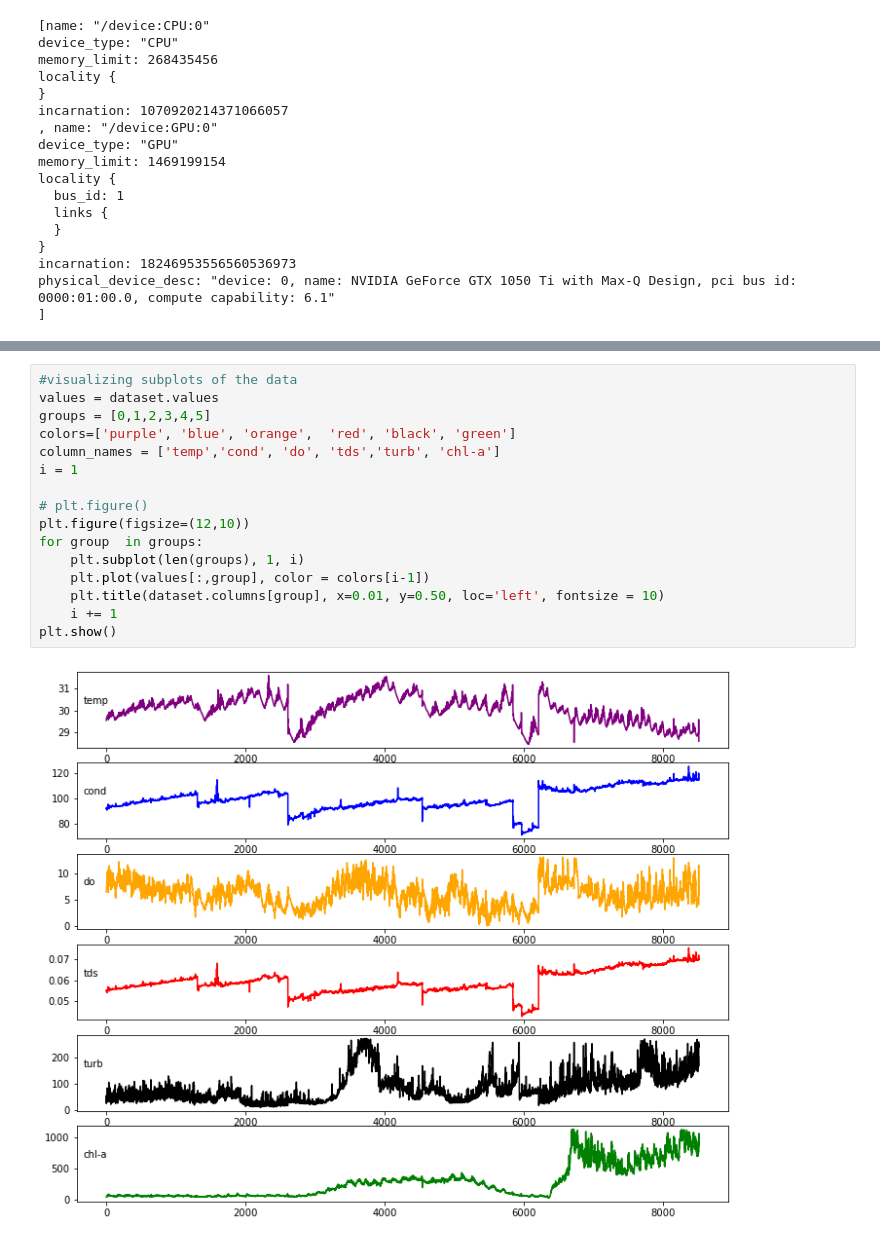
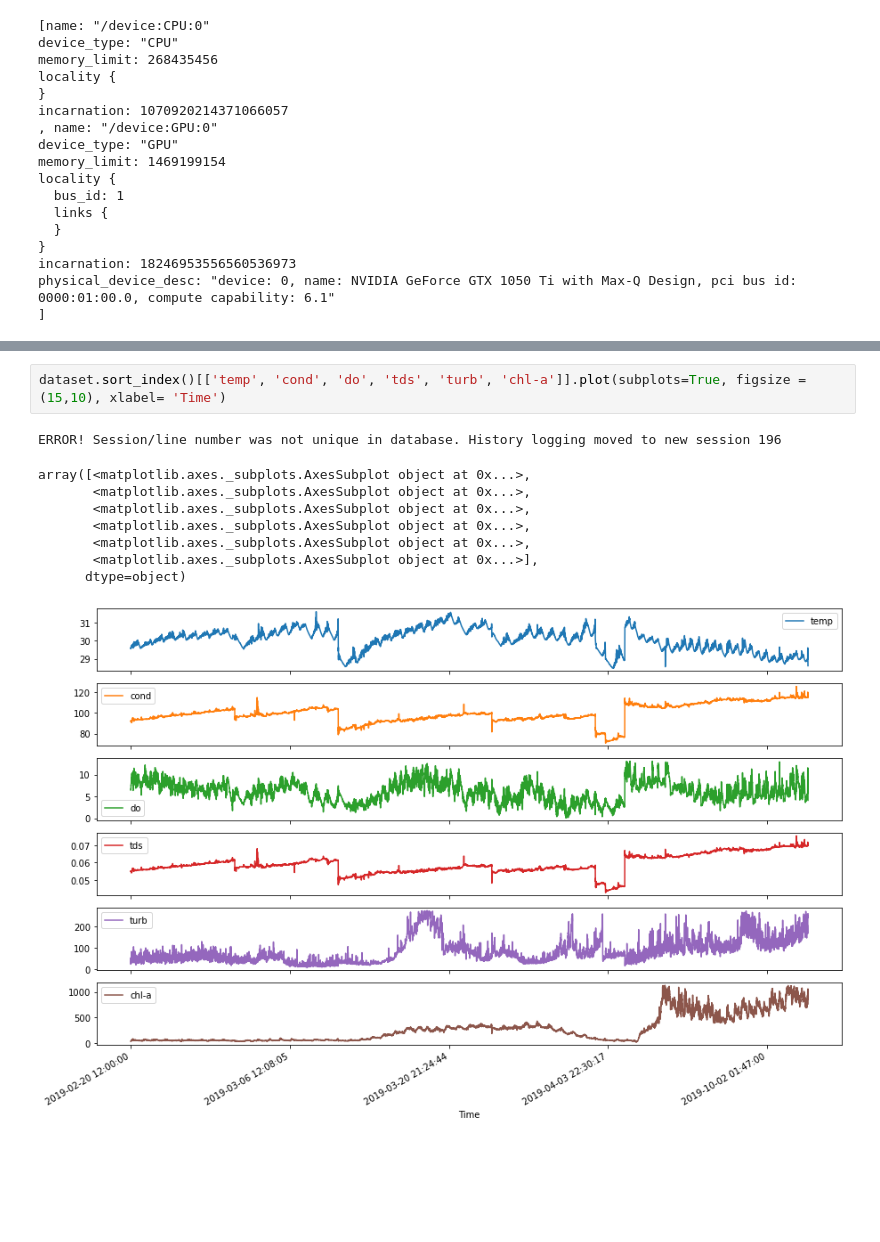
Before and after one commit to pollockDeVis/Chlorophyll-a-Soft-Sensor-for-Malaysia, a Jupyter notebook: 21_10_28_MLs/lstm_2_wq.ipynb, the cells around one changed output, grey strips where cells are left out. Cells and saved outputs as stored; diff of their text form; blank space fills up the shorter version.

Commit message:
New timeseries plots using pandas subplots and minor tweaking of lstm2 code

```diff
--- a/21_10_28_MLs/lstm_2_wq.ipynb
+++ b/21_10_28_MLs/lstm_2_wq.ipynb
@@ -56,21 +58,15 @@ dataset.head()
 | 2019-02-20 12:20:00 | 29.57693 | 91.93182 | 6.677357 | 0.054952 | 47.46174 | 40.88269 |
 | 2019-02-20 12:30:00 | 29.63118 | 92.45161 | 7.540924 | 0.055210 | 55.04100 | 46.67803 |
 | 2019-02-20 12:40:00 | 29.64378 | 92.78736 | 7.629431 | 0.055398 | 26.58170 | 47.05107 |
-# %%
-#visualizing subplots of the data
-values = dataset.values
-groups = [0,1,2,3,4,5]
-colors=['purple', 'blue', 'orange',  'red', 'black', 'green']
-column_names = ['temp','cond', 'do', 'tds','turb', 'chl-a']
-i = 1
-
-# plt.figure()
-plt.figure(figsize=(12,10))
-for group  in groups:
-    plt.subplot(len(groups), 1, i)
-    plt.plot(values[:,group], color = colors[i-1])
-    plt.title(dataset.columns[group], x=0.01, y=0.50, loc='left', fontsize = 10)
-    i += 1
-plt.show()
-# %% [output]
-[figure, removed]
+# %%
+dataset.sort_index()[['temp', 'cond', 'do', 'tds', 'turb', 'chl-a']].plot(subplots=True, figsize = (15,10), xlabel= 'Time')
+# %% [output]
+ERROR! Session/line number was not unique in database. History logging moved to new session 196
+array([<matplotlib.axes._subplots.AxesSubplot object at 0x...>,
+       <matplotlib.axes._subplots.AxesSubplot object at 0x...>,
+       <matplotlib.axes._subplots.AxesSubplot object at 0x...>,
+       <matplotlib.axes._subplots.AxesSubplot object at 0x...>,
+       <matplotlib.axes._subplots.AxesSubplot object at 0x...>,
+       <matplotlib.axes._subplots.AxesSubplot object at 0x...>],
+      dtype=object)
+[figure, added]
```
Also changed, not shown: parts of 21 cells of this notebook, 1 other file.
